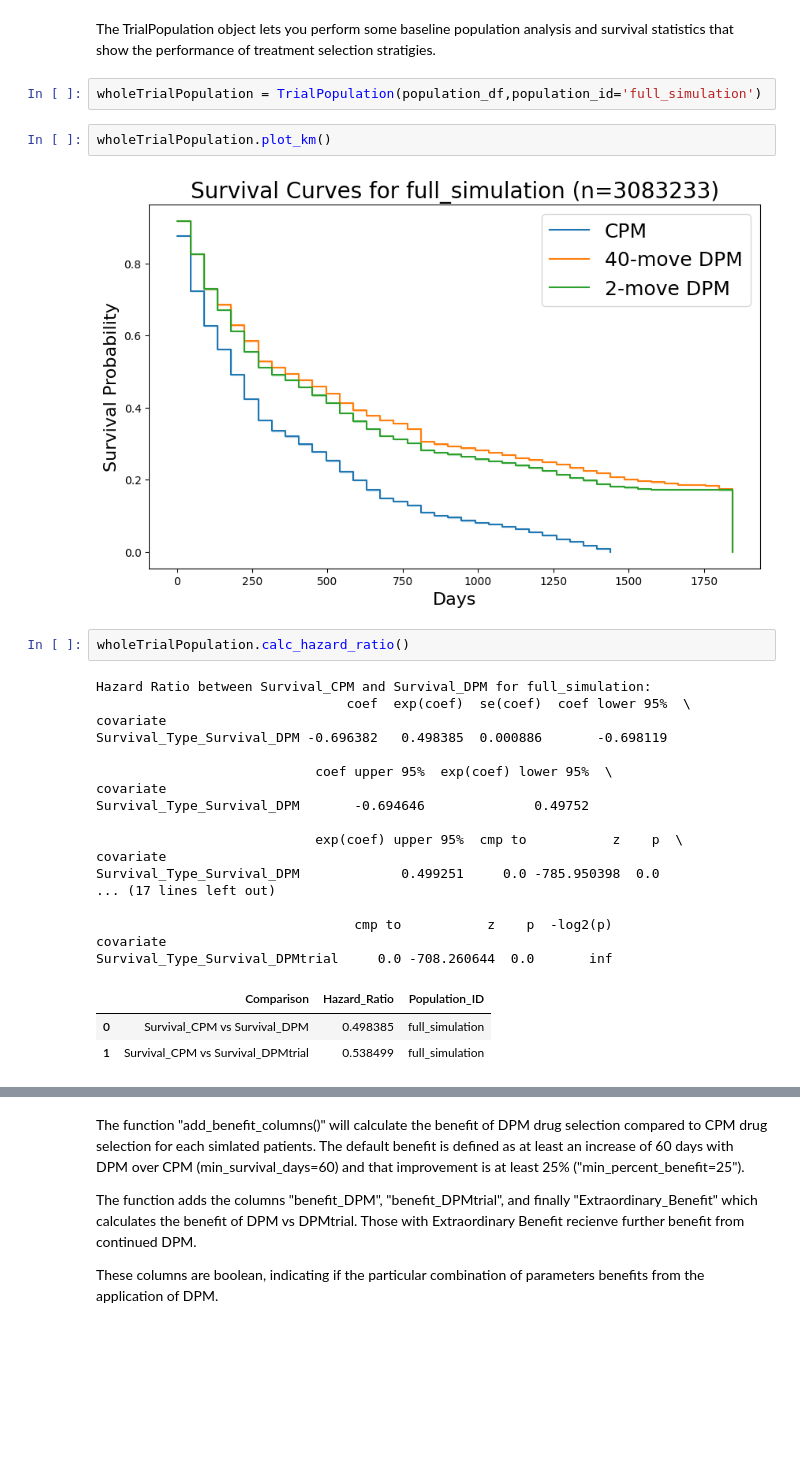
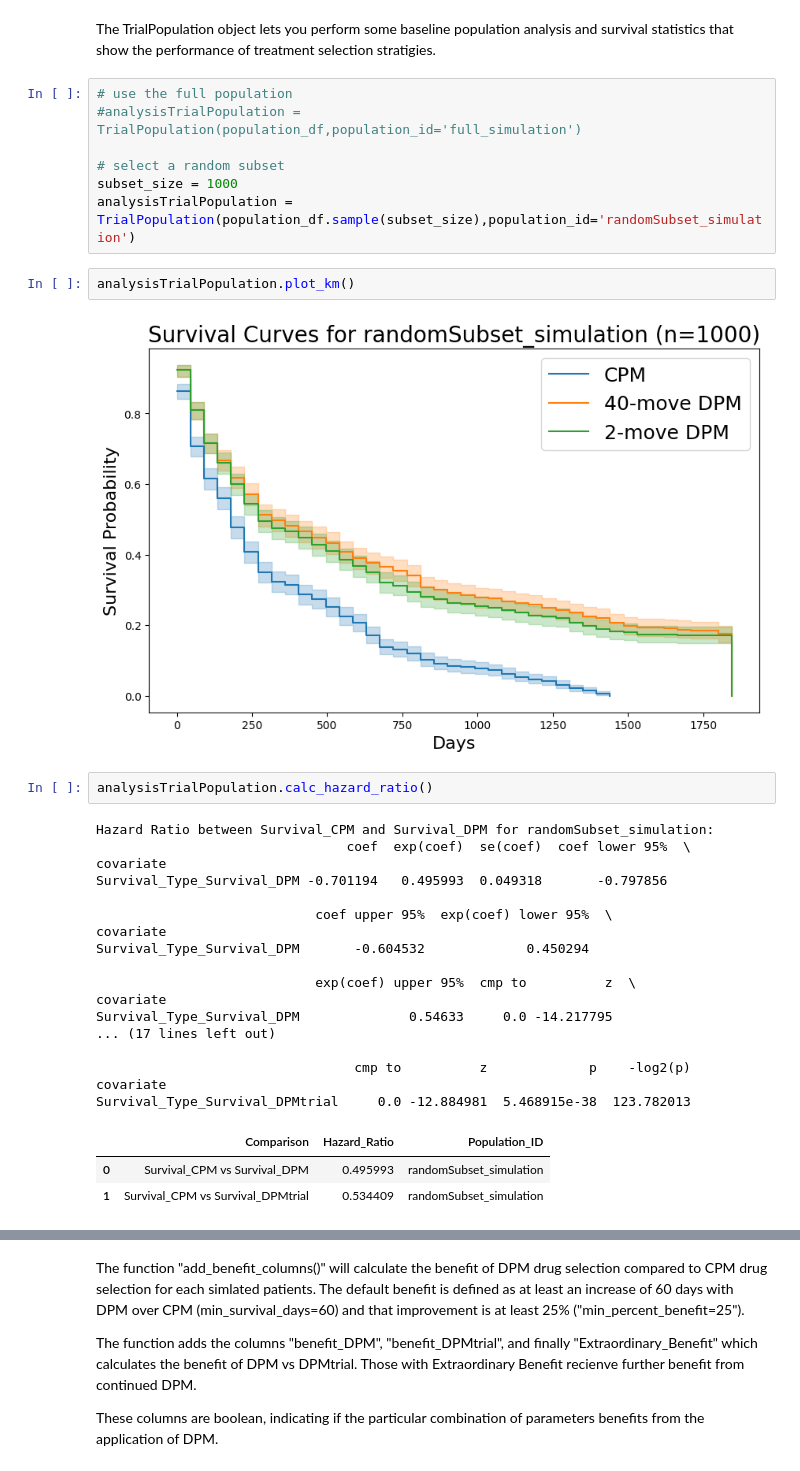
Before and after one commit to GU-DPM/EvolutionaryClassifier, a Jupyter notebook: analysis/notebooks/Analyze_2_move_DPM.ipynb, the cells around one changed output, grey strips where cells are left out. Cells and saved outputs as stored; diff of their text form; blank space fills up the shorter version.

Commit message:
Created using Colab - update for comparative analysis

```diff
--- a/analysis/notebooks/Analyze_2_move_DPM.ipynb
+++ b/analysis/notebooks/Analyze_2_move_DPM.ipynb
@@ -323,32 +332,37 @@ array(['both_diff', 'both_same', 'first_same_only', 'second_same_only'],
 # Trial Population Analysis
 # %% [markdown]
 The TrialPopulation object lets you perform some baseline population analysis and survival statistics that show the performance of treatment selection stratigies.
-# %%
-wholeTrialPopulation = TrialPopulation(population_df,population_id='full_simulation')
+# %%
+# use the full population
+#analysisTrialPopulation = TrialPopulation(population_df,population_id='full_simulation')
+
+# select a random subset
+subset_size = 1000
+analysisTrialPopulation = TrialPopulation(population_df.sample(subset_size),population_id='randomSubset_simulation')
 # %%
-wholeTrialPopulation.plot_km()
+analysisTrialPopulation.plot_km()
 # %% [output]
-[figure, old version]
+[figure, new version]
 # %%
-wholeTrialPopulation.calc_hazard_ratio()
+analysisTrialPopulation.calc_hazard_ratio()
 # %% [output]
-Hazard Ratio between Survival_CPM and Survival_DPM for full_simulation:
+Hazard Ratio between Survival_CPM and Survival_DPM for randomSubset_simulation:
                                 coef  exp(coef)  se(coef)  coef lower 95%  \
 covariate
-Survival_Type_Survival_DPM -0.696382   0.498385  0.000886       -0.698119
+Survival_Type_Survival_DPM -0.701194   0.495993  0.049318       -0.797856
 
                             coef upper 95%  exp(coef) lower 95%  \
 covariate
-Survival_Type_Survival_DPM       -0.694646              0.49752
+Survival_Type_Survival_DPM       -0.604532             0.450294
 
-                            exp(coef) upper 95%  cmp to           z    p  \
+                            exp(coef) upper 95%  cmp to          z  \
 covariate
-Survival_Type_Survival_DPM             0.499251     0.0 -785.950398  0.0
+Survival_Type_Survival_DPM              0.54633     0.0 -14.217795
 ... (17 lines left out)
 
-                                 cmp to           z    p  -log2(p)
+                                 cmp to          z             p    -log2(p)
 covariate
-Survival_Type_Survival_DPMtrial     0.0 -708.260644  0.0       inf
+Survival_Type_Survival_DPMtrial     0.0 -12.884981  5.468915e-38  123.782013
 |  | Comparison | Hazard_Ratio | Population_ID |
-| 0 | Survival_CPM vs Survival_DPM | 0.498385 | full_simulation |
-| 1 | Survival_CPM vs Survival_DPMtrial | 0.538499 | full_simulation |
+| 0 | Survival_CPM vs Survival_DPM | 0.495993 | randomSubset_simulation |
+| 1 | Survival_CPM vs Survival_DPMtrial | 0.534409 | randomSubset_simulation |
```
Also changed, not shown: parts of 14 cells of this notebook.
